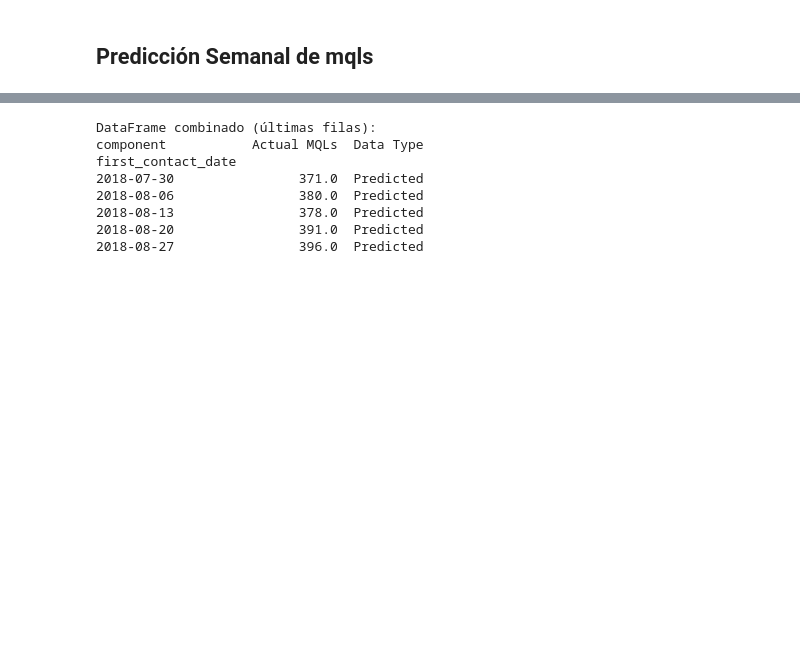
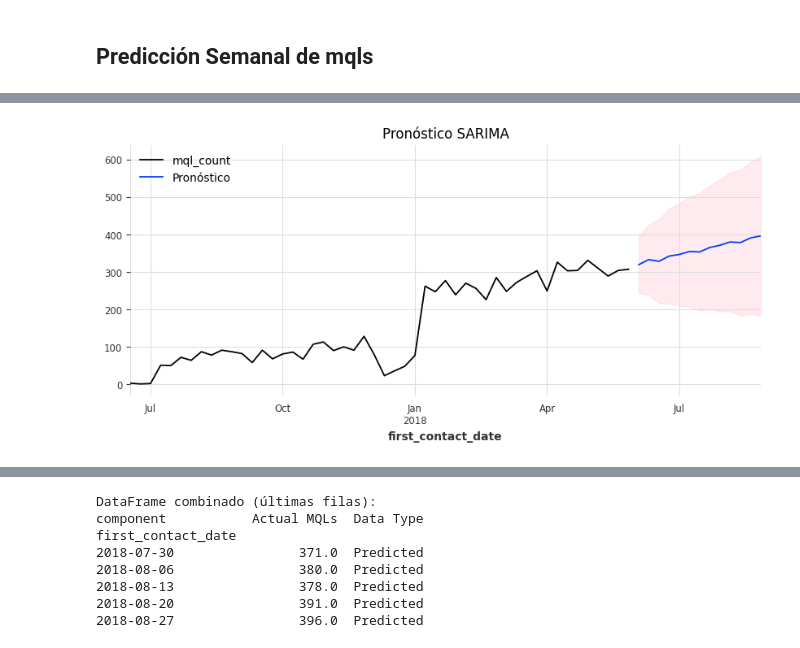
Before and after one commit to jhonfg13/Cobre_Prueba, a Jupyter notebook: notebooks/02_time_series_eda.ipynb, the cells around one changed output, grey strips where cells are left out. Saved outputs shown, nothing was run; the diff lists cells and outputs as text; code cells hidden in the pictures; blank space fills up the shorter version.

```diff
--- a/notebooks/02_time_series_eda.ipynb
+++ b/notebooks/02_time_series_eda.ipynb
@@ -318,0 +352,5 @@ Resultados finales:
+# %%
+# Futuro: predicción de los próximos 12 pasos
+pasos = 13
+pred_out = resultado.get_forecast(steps=pasos)
+pred_out_ci = pred_out.conf_int()
@@ -318,0 +374,14 @@ Resultados finales:
+# %%
+ax = mql_weekly_series_pd.plot(label='Observado', figsize=(10, 4))
+pred_out.predicted_mean.plot(ax=ax, label='Pronóstico')
+
+# Rellenar el intervalo de confianza
+ax.fill_between(pred_out_ci.index,
+                pred_out_ci.iloc[:, 0],
+                pred_out_ci.iloc[:, 1], color='pink', alpha=0.3)
+
+plt.title('Pronóstico SARIMA')
+plt.legend()
+plt.show()
+# %% [output]
+[figure, added]
```
Also changed, not shown: parts of 8 cells of this notebook, 2 other files.
